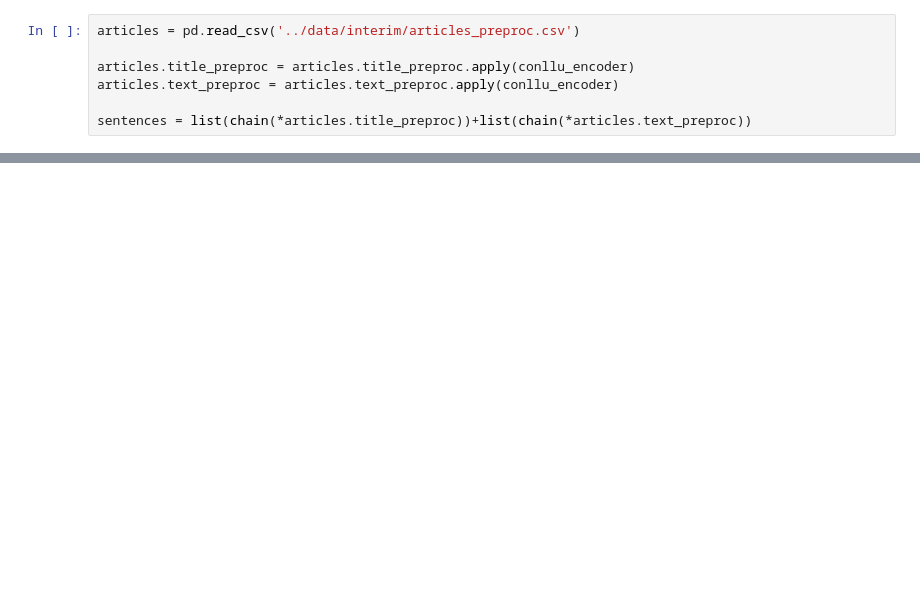
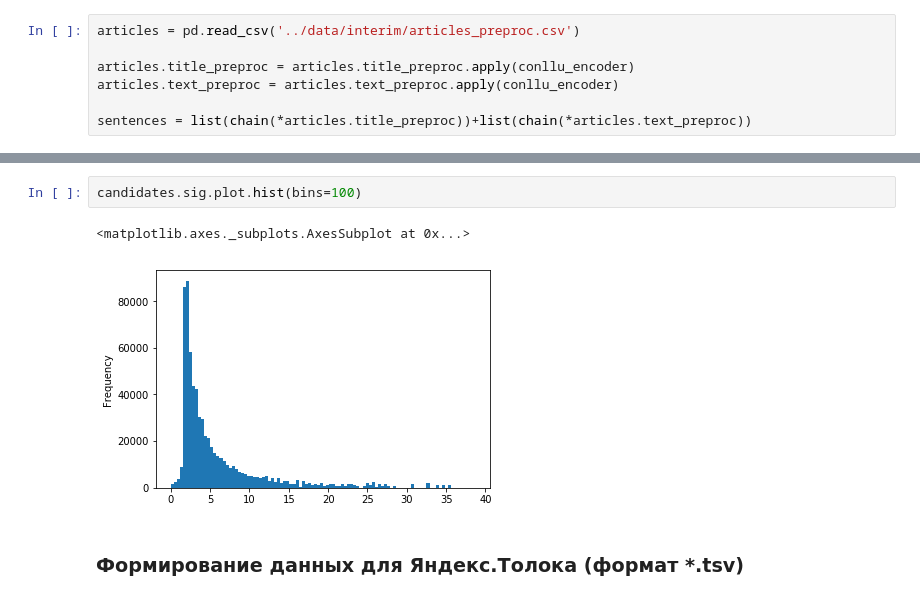
Before and after one commit to arinaaageeva/automatic_topic_labelling, a Jupyter notebook: notebooks/Step4_LabelCandidateExtract.ipynb, the cells around one changed output, grey strips where cells are left out. Saved outputs shown, nothing was run; the diff lists cells and outputs as text; blank space fills up the shorter version.

```diff
--- a/notebooks/Step4_LabelCandidateExtract.ipynb
+++ b/notebooks/Step4_LabelCandidateExtract.ipynb
@@ -121,0 +163,7 @@ plt.show()
+# %%
+candidates.sig.plot.hist(bins=100)
+# %% [output]
+<matplotlib.axes._subplots.AxesSubplot at 0x...>
+[figure, added]
+# %% [markdown]
+### Формирование данных для Яндекс.Толока (формат *.tsv)
```
Also changed, not shown: parts of 14 cells of this notebook, 1 other file.
